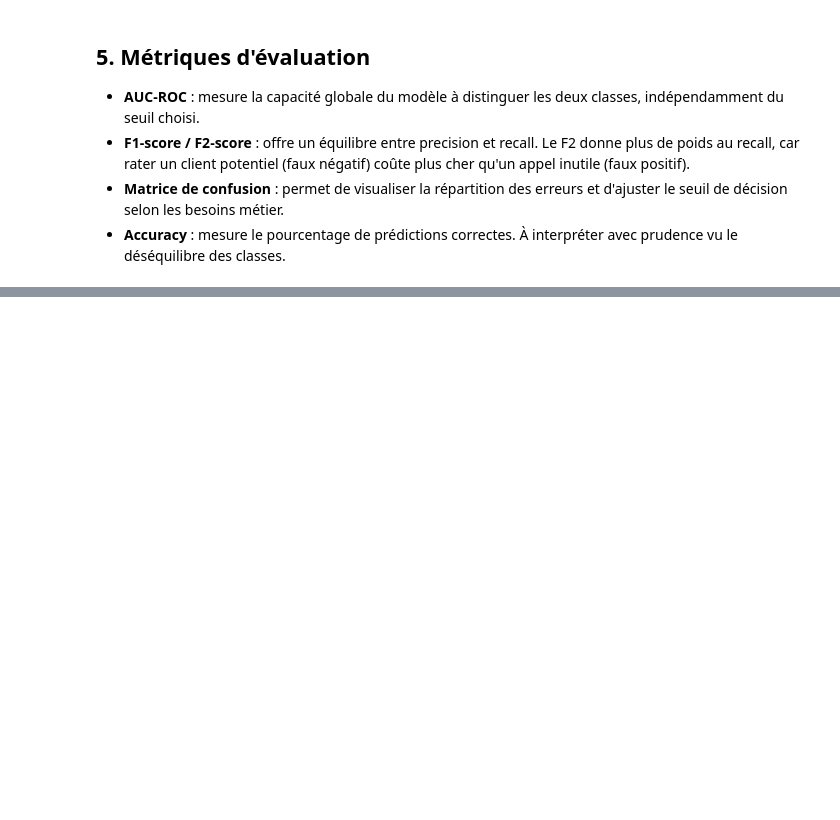
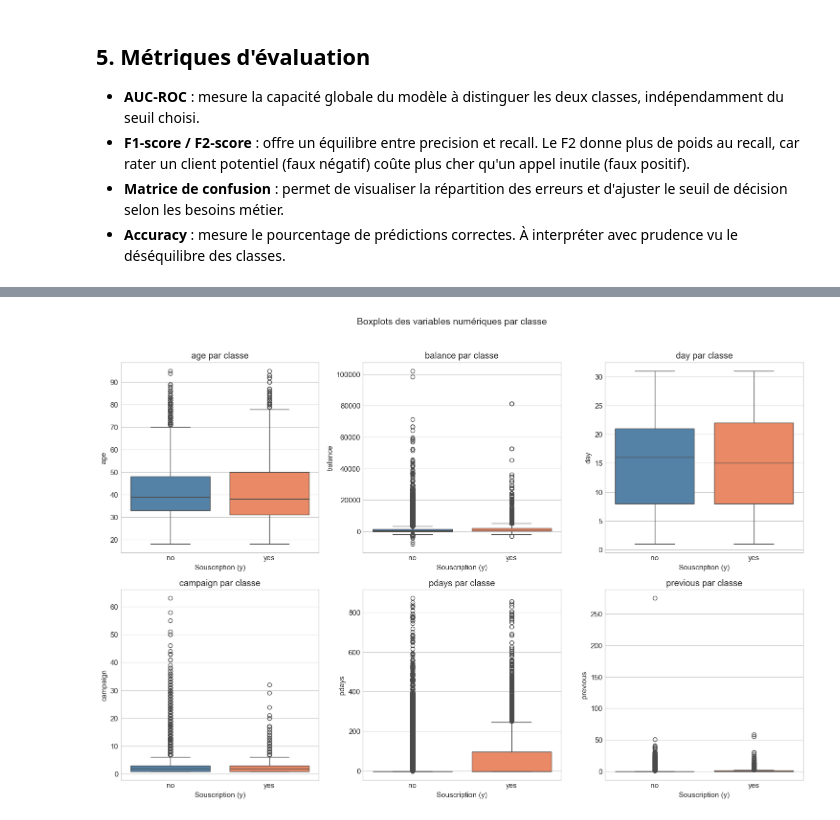
Before and after one commit to mathiaschebbah/ml_project, a Jupyter notebook: notebook.ipynb, the cells around one changed output, grey strips where cells are left out. Cells and saved outputs as stored; diff of their text form; code cells hidden in the pictures; blank space fills up the shorter version.

```diff
--- a/notebook.ipynb
+++ b/notebook.ipynb
@@ -32,0 +236,17 @@ Le dataset est déséquilibré avec 88% de "no" et 12% de "yes". Ce déséquilib
+# %%
+# Boxplots par rapport à la cible
+fig, axes = plt.subplots(2, 3, figsize=(15, 10))
+axes = axes.flatten()
+
+for i, var in enumerate(num_vars):
+    ax = axes[i]
+    sns.boxplot(x='y', y=var, data=df, ax=ax, palette=['steelblue', 'coral'], hue='y')
+    ax.set_xlabel('Souscription (y)')
+    ax.set_ylabel(var)
+    ax.set_title(f'{var} par classe')
+
+plt.suptitle('Boxplots des variables numériques par classe', y=1.02, fontsize=14)
+plt.tight_layout()
+plt.show()
+# %% [output]
+[figure, added]
```
Also changed, not shown: parts of 19 cells of this notebook.
